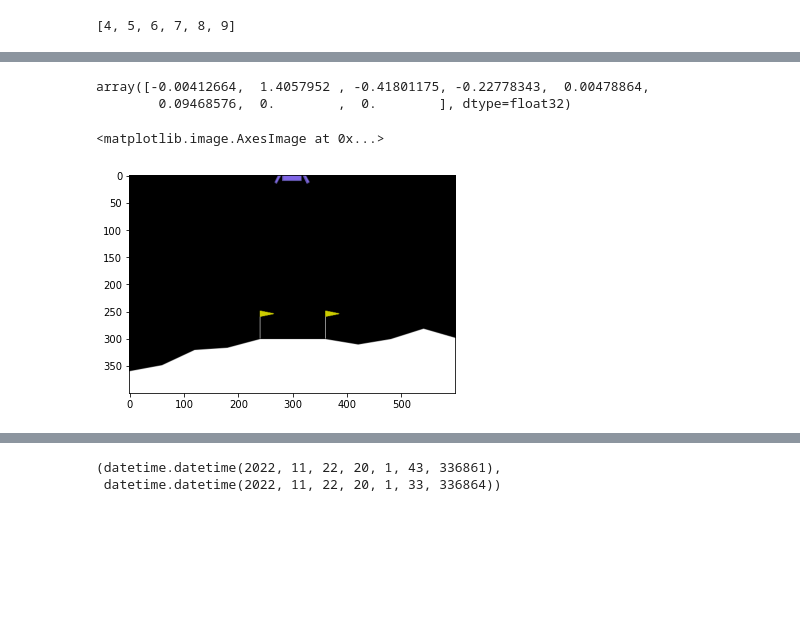
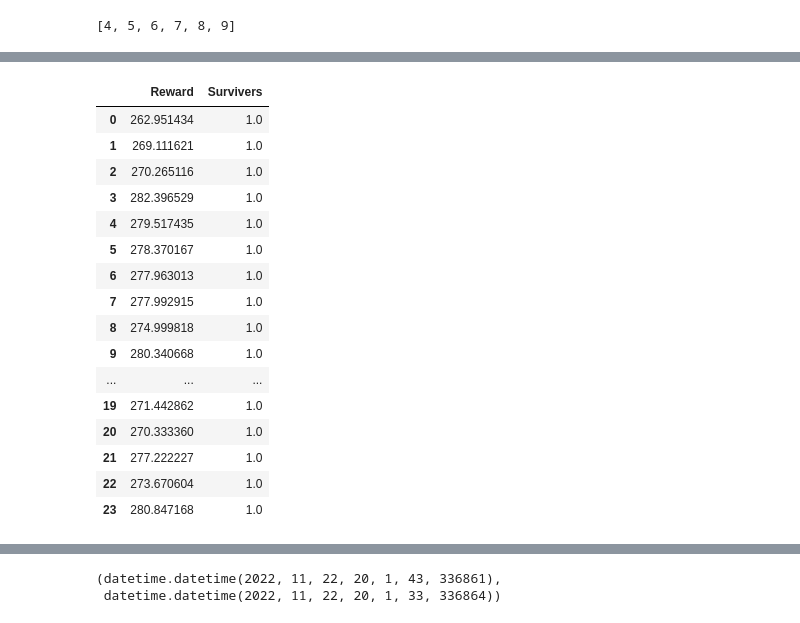
Before and after one commit to shmalex/ods_rl, a Jupyter notebook: hmw2/hw_1_pytorch_LunerLander.ipynb, the cells around one changed output, grey strips where cells are left out. Saved outputs shown, nothing was run; the diff lists cells and outputs as text; code cells hidden in the pictures; blank space fills up the shorter version.

```diff
--- a/hmw2/hw_1_pytorch_LunerLander.ipynb
+++ b/hmw2/hw_1_pytorch_LunerLander.ipynb
@@ -152,0 +194,20 @@ def get_elite_trajectories(trajectories, q_param):
+# %%
+def replay_stats(eid, tn):
+    ed = json.load(open(os.path.join(EXP_DIR, eid+".json")))
+    lr = ed['lr']
+    layers_n = ed['layers_n']
+    episode_n = ed['episode_n']
+    trajectory_len = ed['trajectory_len']
+    trajectory_n = ed['trajectory_n']
+    q_param = ed['q_param']
+    total_elapsed = ed['total_elapsed']
+    global_stats = []
+    print(f'lr={lr}\nlayers_n={layers_n} \nepisode_n={episode_n}\ntrajectory_len={trajectory_len} \ntrajectory_n={trajectory_n} \nq_param={q_param} \ntotal_elapsed={total_elapsed}')
+
+    for e in tqdm.tqdm_notebook(range(episode_n)):
+        rewards, safety, solved = get_stats(eid, e, tn)
+        if len(rewards) ==0:
+            global_stats.append([0,0])
+            continue
+        global_stats.append([np.mean(rewards), safety, solved])
+    return global_stats
@@ -152,0 +294,20 @@ def get_elite_trajectories(trajectories, q_param):
+# %%
+sdf[['Reward', 'Survivers']]
+# %% [output]
+|  | Reward | Survivers |
+| 0 | 262.951434 | 1.0 |
+| 1 | 269.111621 | 1.0 |
+| 2 | 270.265116 | 1.0 |
+| 3 | 282.396529 | 1.0 |
+| 4 | 279.517435 | 1.0 |
+| 5 | 278.370167 | 1.0 |
+| 6 | 277.963013 | 1.0 |
+| 7 | 277.992915 | 1.0 |
+| 8 | 274.999818 | 1.0 |
+| 9 | 280.340668 | 1.0 |
+| ... | ... | ... |
+| 19 | 271.442862 | 1.0 |
+| 20 | 270.333360 | 1.0 |
+| 21 | 277.222227 | 1.0 |
+| 22 | 273.670604 | 1.0 |
+| 23 | 280.847168 | 1.0 |
@@ -153,8 +320,3 @@ def get_elite_trajectories(trajectories, q_param):
 # %%
 # env = gym.make('CartPole-v1')
 env = gym.make('LunarLander-v2')
-# %%
-env.reset()
-# %% [output]
-array([-0.00412664,  1.4057952 , -0.41801175, -0.22778343,  0.00478864,
-        0.09468576,  0.        ,  0.        ], dtype=float32)
@@ -163,5 +322,0 @@ img = env.render(mode='rgb_array')
-# %%
-plt.imshow(img)
-# %% [output]
-<matplotlib.image.AxesImage at 0x...>
-[figure, removed]
```
Also changed, not shown: parts of 30 cells of this notebook, 26 other files.
